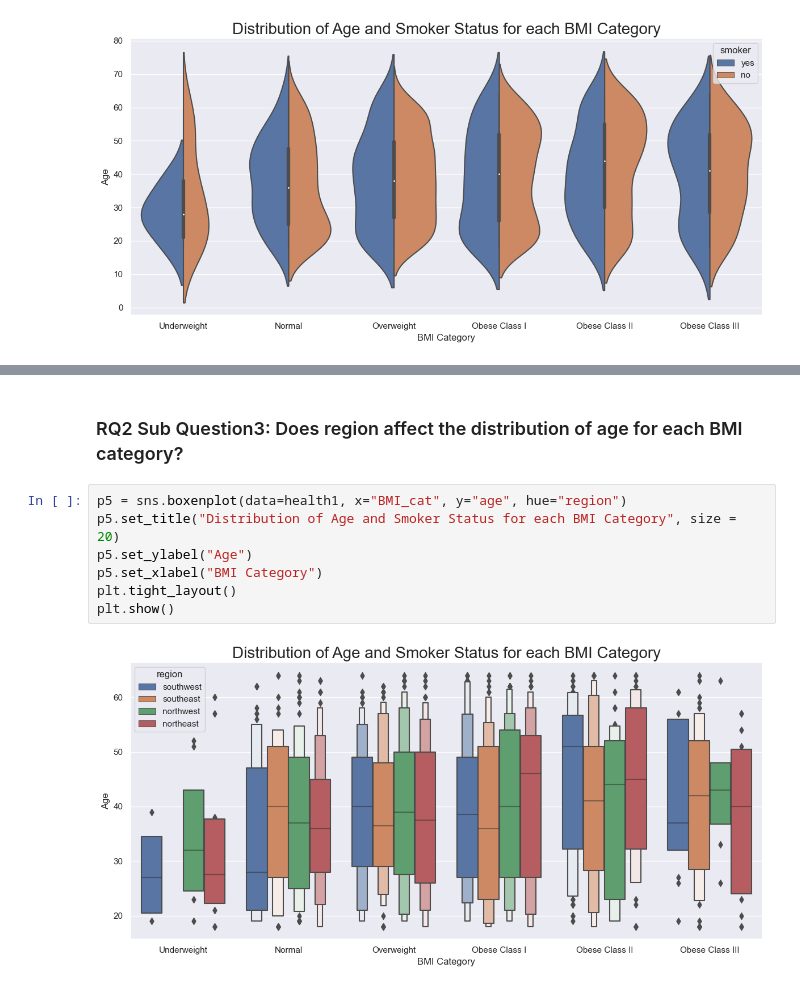
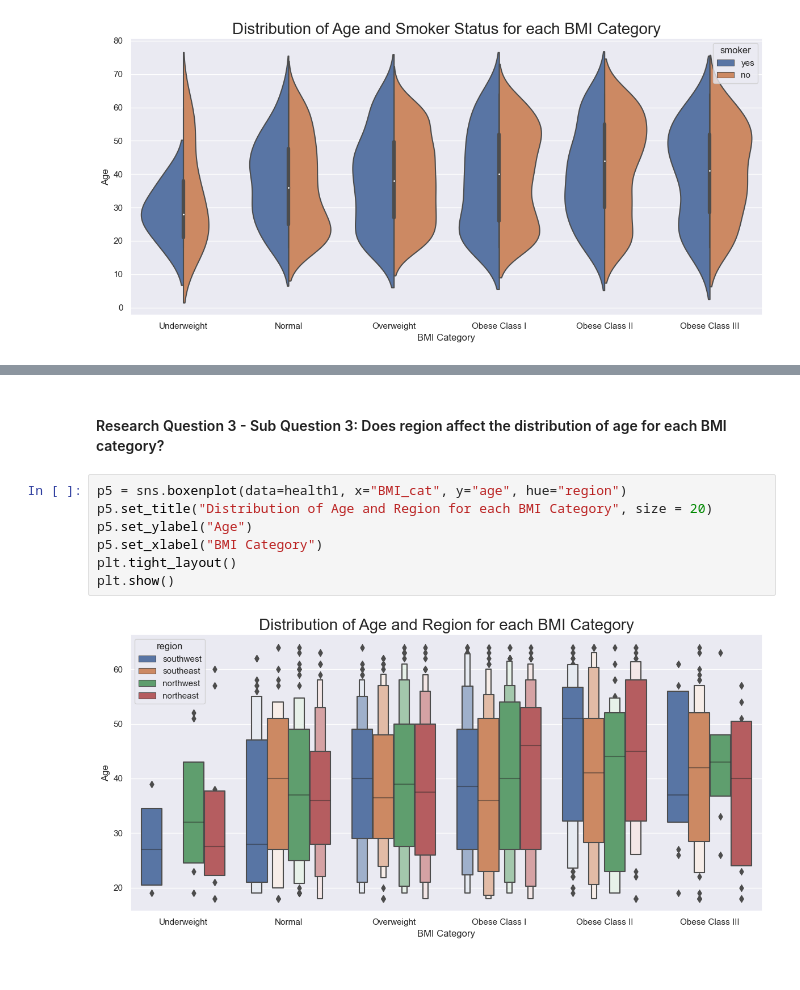
Before and after one commit to ubco-W2022T2-data301/project-group-group08, a Jupyter notebook: analysis/analysis2.ipynb, the cells around one changed output, grey strips where cells are left out. Cells and saved outputs as stored; diff of their text form.

```diff
--- a/analysis/analysis2.ipynb
+++ b/analysis/analysis2.ipynb
@@ -114,11 +141,11 @@ plt.show()
 # %% [markdown]
-### RQ2 Sub Question3: Does region affect the distribution of age for each BMI category?
+#### Research Question 3 - Sub Question 3: Does region affect the distribution of age for each BMI category?
 # %%
 p5 = sns.boxenplot(data=health1, x="BMI_cat", y="age", hue="region")
-p5.set_title("Distribution of Age and Smoker Status for each BMI Category", size = 20)
+p5.set_title("Distribution of Age and Region for each BMI Category", size = 20)
 p5.set_ylabel("Age")
 p5.set_xlabel("BMI Category")
 plt.tight_layout()
 plt.show()
 # %% [output]
-[figure, old version]
+[figure, new version]
```
Also changed, not shown: parts of 28 cells of this notebook, 7 other files.
